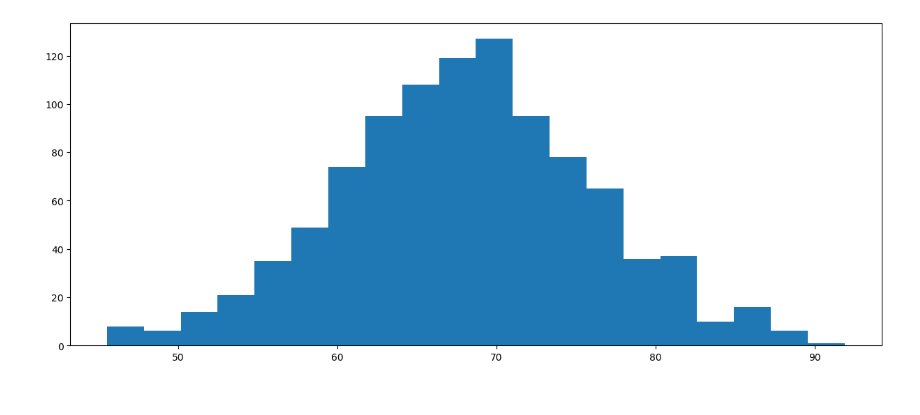
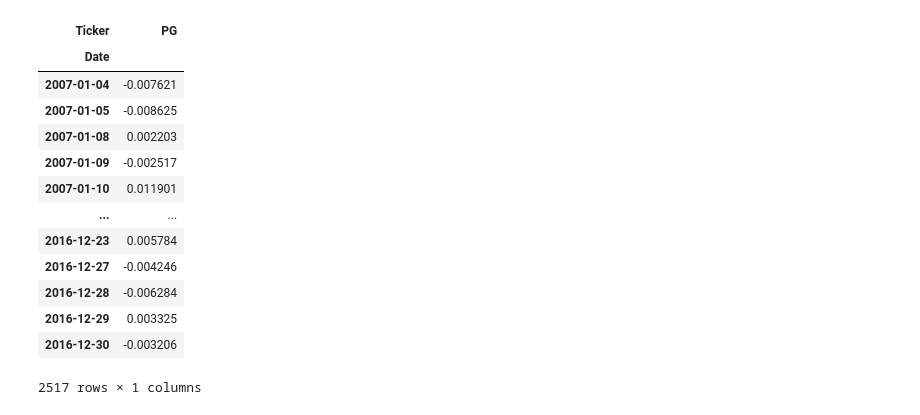
Before and after one commit to Rainspistols/Python-for-Finance, a Jupyter notebook: some.ipynb, the cells around one changed output. Saved outputs shown, nothing was run; the diff lists cells and outputs as text; code cells hidden in the pictures.

```diff
--- a/some.ipynb
+++ b/some.ipynb
@@ -97,6 +37,18 @@ plt.show()
-# %%
-plt.figure(figsize=(15, 6))
-plt.hist(gross_profit, bins=20)
-plt.show()
-# %% [output]
-[figure, removed]
+# %%
+log_returns = np.log(1 + data.pct_change()).dropna()
+log_returns
+# %% [output]
+| Ticker | PG |
+| Date |  |
+| 2007-01-04 | -0.007621 |
+| 2007-01-05 | -0.008625 |
+| 2007-01-08 | 0.002203 |
+| 2007-01-09 | -0.002517 |
+| 2007-01-10 | 0.011901 |
+| ... | ... |
+| 2016-12-23 | 0.005784 |
+| 2016-12-27 | -0.004246 |
+| 2016-12-28 | -0.006284 |
+| 2016-12-29 | 0.003325 |
+| 2016-12-30 | -0.003206 |
+2517 rows × 1 columns
```
Also changed, not shown: parts of 18 cells of this notebook.
